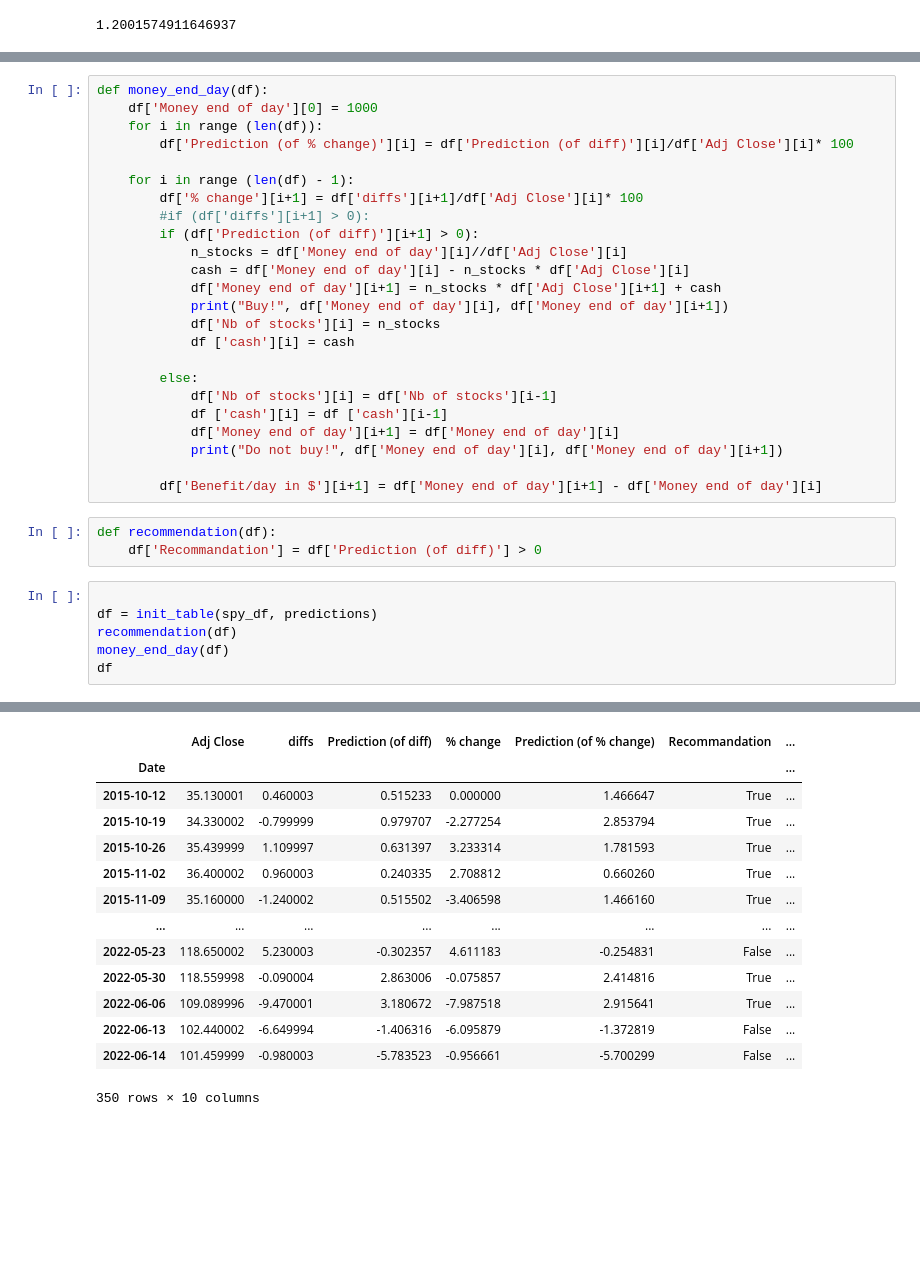
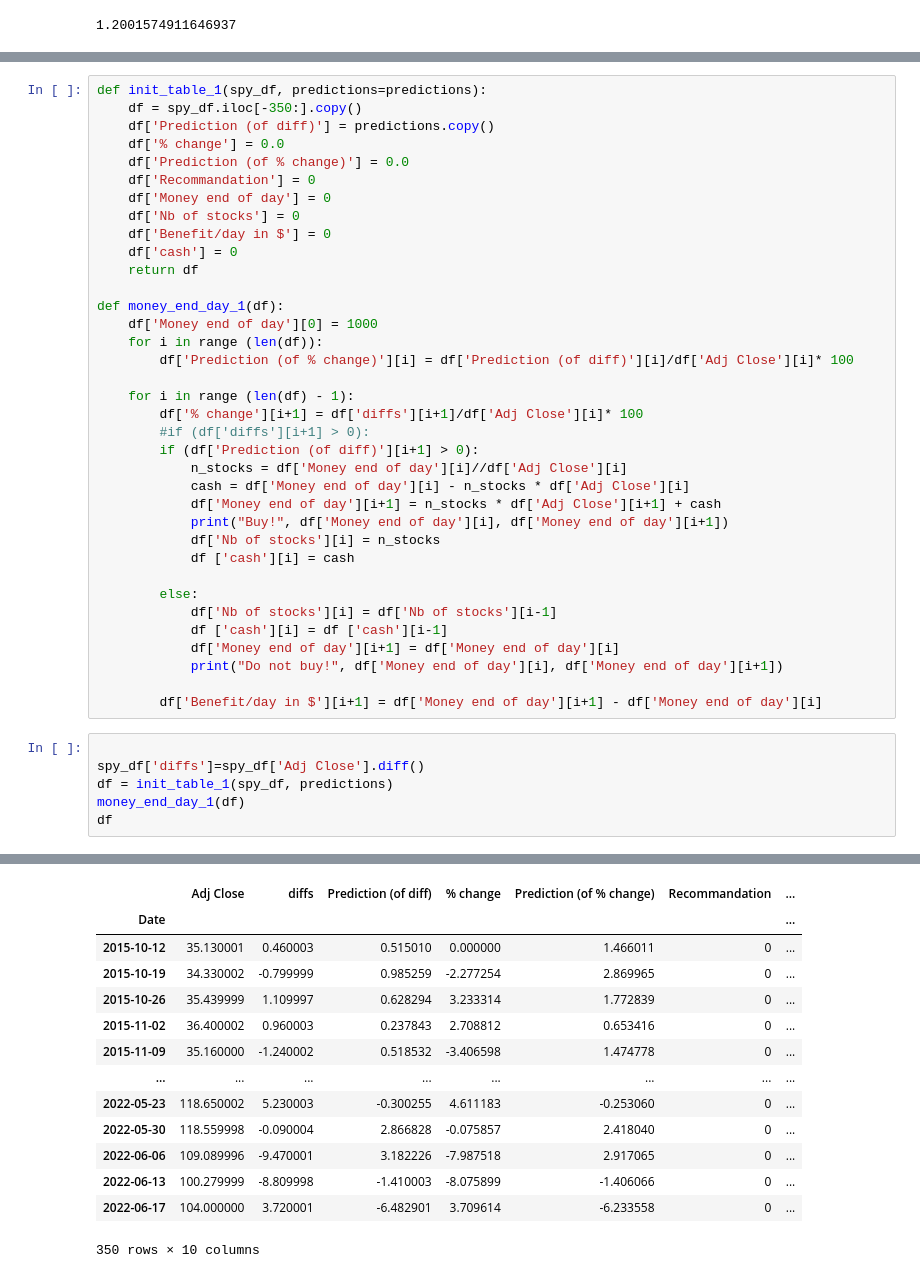
Before and after one commit to chriquidov/ITC-StockMarketPredictions, a Jupyter notebook: maria/Baseline_model_maria.ipynb, the cells around one changed output, grey strips where cells are left out. Cells and saved outputs as stored; diff of their text form; blank space fills up the shorter version.

```diff
--- a/maria/Baseline_model_maria.ipynb
+++ b/maria/Baseline_model_maria.ipynb
@@ -262,5 +250,17 @@ def init_table(spy_df, predictions):
 # %%
-def money_end_day(df):
+def init_table_1(spy_df, predictions=predictions):
+    df = spy_df.iloc[-350:].copy()
+    df['Prediction (of diff)'] = predictions.copy()
+    df['% change'] = 0.0
+    df['Prediction (of % change)'] = 0.0
+    df['Recommandation'] = 0
+    df['Money end of day'] = 0
+    df['Nb of stocks'] = 0
+    df['Benefit/day in $'] = 0
+    df['cash'] = 0
+    return df
+
+def money_end_day_1(df):
     df['Money end of day'][0] = 1000
     for i in range (len(df)):
         df['Prediction (of % change)'][i] = df['Prediction (of diff)'][i]/df['Adj Close'][i]* 100
@@ -283,14 +283,11 @@ def money_end_day(df):
             print("Do not buy!", df['Money end of day'][i], df['Money end of day'][i+1])
 
         df['Benefit/day in $'][i+1] = df['Money end of day'][i+1] - df['Money end of day'][i]
-# %%
-def recommendation(df):
-    df['Recommandation'] = df['Prediction (of diff)'] > 0
 # %%
 
-df = init_table(spy_df, predictions)
-recommendation(df)
-money_end_day(df)
+spy_df['diffs']=spy_df['Adj Close'].diff()
+df = init_table_1(spy_df, predictions)
+money_end_day_1(df)
 df
 # %% [output]
 A value is trying to be set on a copy of a slice from a DataFrame
@@ -330,14 +327,14 @@ Do not buy! 2193 2193
 |  | Adj Close | diffs | Prediction (of diff) | % change | Prediction (of % change) | Recommandation | ... |
 | Date |  |  |  |  |  |  | ... |
-| 2015-10-12 | 35.130001 | 0.460003 | 0.515233 | 0.000000 | 1.466647 | True | ... |
-| 2015-10-19 | 34.330002 | -0.799999 | 0.979707 | -2.277254 | 2.853794 | True | ... |
-| 2015-10-26 | 35.439999 | 1.109997 | 0.631397 | 3.233314 | 1.781593 | True | ... |
-| 2015-11-02 | 36.400002 | 0.960003 | 0.240335 | 2.708812 | 0.660260 | True | ... |
-| 2015-11-09 | 35.160000 | -1.240002 | 0.515502 | -3.406598 | 1.466160 | True | ... |
+| 2015-10-12 | 35.130001 | 0.460003 | 0.515010 | 0.000000 | 1.466011 | 0 | ... |
+| 2015-10-19 | 34.330002 | -0.799999 | 0.985259 | -2.277254 | 2.869965 | 0 | ... |
+| 2015-10-26 | 35.439999 | 1.109997 | 0.628294 | 3.233314 | 1.772839 | 0 | ... |
+| 2015-11-02 | 36.400002 | 0.960003 | 0.237843 | 2.708812 | 0.653416 | 0 | ... |
+| 2015-11-09 | 35.160000 | -1.240002 | 0.518532 | -3.406598 | 1.474778 | 0 | ... |
 | ... | ... | ... | ... | ... | ... | ... | ... |
-| 2022-05-23 | 118.650002 | 5.230003 | -0.302357 | 4.611183 | -0.254831 | False | ... |
-| 2022-05-30 | 118.559998 | -0.090004 | 2.863006 | -0.075857 | 2.414816 | True | ... |
-| 2022-06-06 | 109.089996 | -9.470001 | 3.180672 | -7.987518 | 2.915641 | True | ... |
-| 2022-06-13 | 102.440002 | -6.649994 | -1.406316 | -6.095879 | -1.372819 | False | ... |
-| 2022-06-14 | 101.459999 | -0.980003 | -5.783523 | -0.956661 | -5.700299 | False | ... |
+| 2022-05-23 | 118.650002 | 5.230003 | -0.300255 | 4.611183 | -0.253060 | 0 | ... |
+| 2022-05-30 | 118.559998 | -0.090004 | 2.866828 | -0.075857 | 2.418040 | 0 | ... |
+| 2022-06-06 | 109.089996 | -9.470001 | 3.182226 | -7.987518 | 2.917065 | 0 | ... |
+| 2022-06-13 | 100.279999 | -8.809998 | -1.410003 | -8.075899 | -1.406066 | 0 | ... |
+| 2022-06-17 | 104.000000 | 3.720001 | -6.482901 | 3.709614 | -6.233558 | 0 | ... |
 350 rows × 10 columns
```
Also changed, not shown: parts of 8 cells of this notebook.
